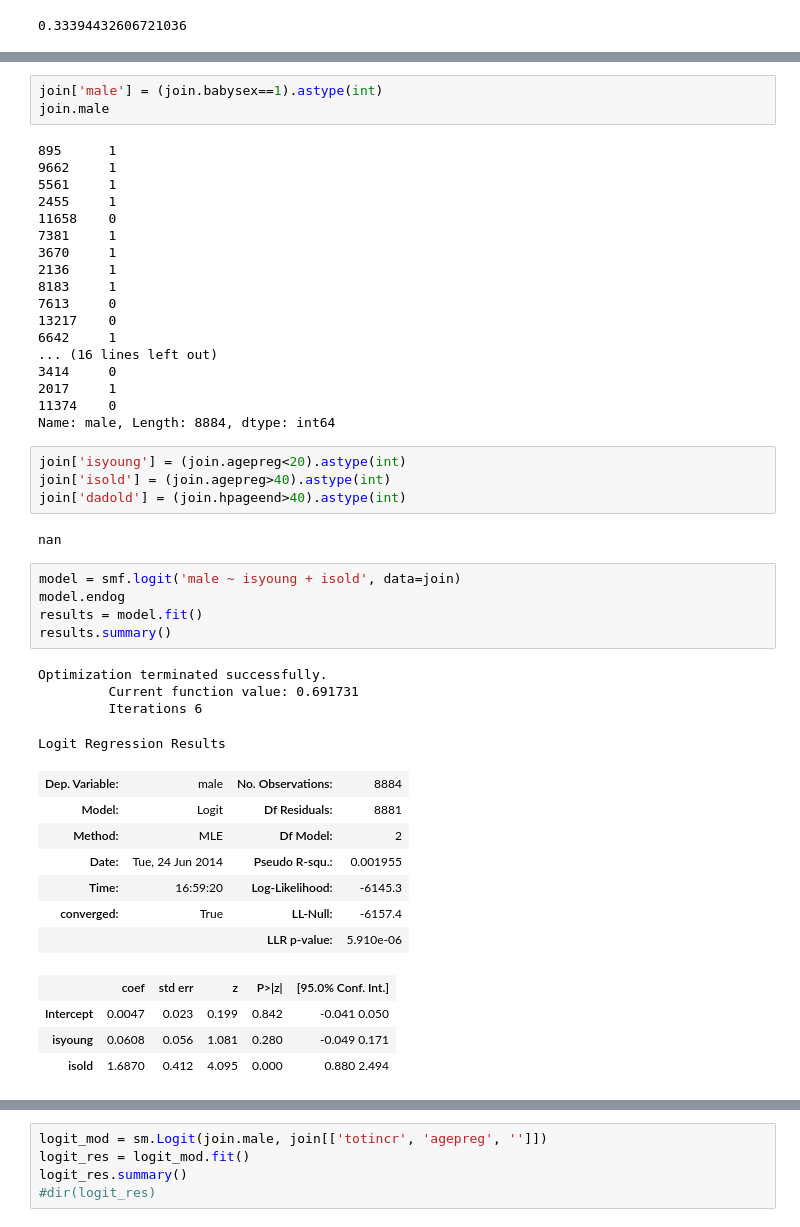
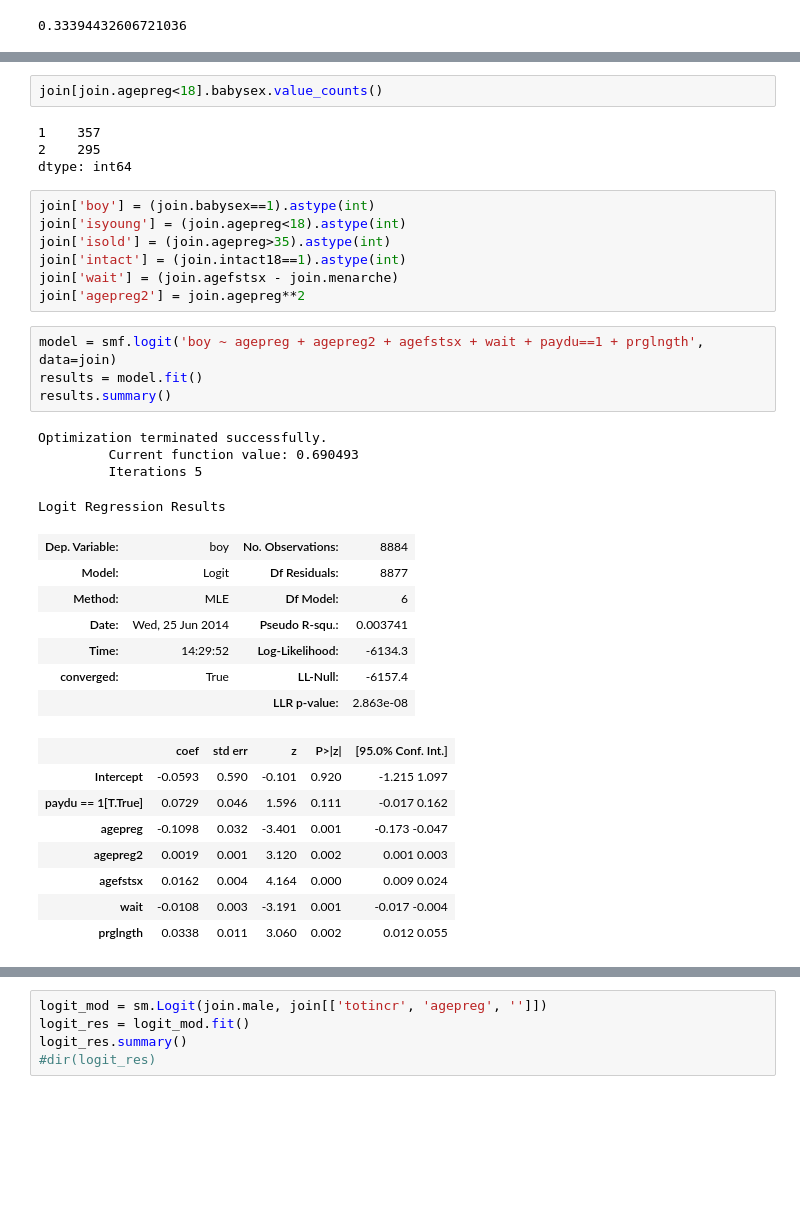
Before and after one commit to AllenDowney/ThinkStats2, a Jupyter notebook: code/Sandbox.ipynb, the cells around one changed output, grey strips where cells are left out. Drawn from its saved outputs; the diff is of its cells as text; blank space fills up the shorter version.

```diff
--- a/code/Sandbox.ipynb
+++ b/code/Sandbox.ipynb
@@ -355,51 +356,40 @@ OLS Regression Results
 | Prob(Omnibus): | 0.000 | Jarque-Bera (JB): | 1387.956 |
 | Skew: | -0.052 | Prob(JB): | 4.07e-302 |
 | Kurtosis: | 4.945 | Cond. No. | 210. |
-# %%
-join['male'] = (join.babysex==1).astype(int)
-join.male
-# %% [output]
-895      1
-9662     1
-5561     1
-2455     1
-11658    0
-7381     1
-3670     1
-2136     1
-8183     1
-7613     0
-13217    0
-6642     1
-... (16 lines left out)
-3414     0
-2017     1
-11374    0
-Name: male, Length: 8884, dtype: int64
+# %%
+join[join.agepreg<18].babysex.value_counts()
+# %% [output]
+1    357
+2    295
+dtype: int64
 # %%
-join['isyoung'] = (join.agepreg<20).astype(int)
-join['isold'] = (join.agepreg>40).astype(int)
-join['dadold'] = (join.hpageend>40).astype(int)
+join['boy'] = (join.babysex==1).astype(int)
+join['isyoung'] = (join.agepreg<18).astype(int)
+join['isold'] = (join.agepreg>35).astype(int)
+join['intact'] = (join.intact18==1).astype(int)
+join['wait'] = (join.agefstsx - join.menarche)
+join['agepreg2'] = join.agepreg**2
-# %% [output]
-nan
 # %%
-model = smf.logit('male ~ isyoung + isold', data=join)
-model.endog
+model = smf.logit('boy ~ agepreg + agepreg2 + agefstsx + wait + paydu==1 + prglngth', data=join)
 results = model.fit()
 results.summary()
 # %% [output]
 Optimization terminated successfully.
-         Current function value: 0.691731
-         Iterations 6
+         Current function value: 0.690493
+         Iterations 5
 Logit Regression Results
-| Dep. Variable: | male | No. Observations: | 8884 |
-| Model: | Logit | Df Residuals: | 8881 |
-| Method: | MLE | Df Model: | 2 |
-| Date: | Tue, 24 Jun 2014 | Pseudo R-squ.: | 0.001955 |
-| Time: | 16:59:20 | Log-Likelihood: | -6145.3 |
+| Dep. Variable: | boy | No. Observations: | 8884 |
+| Model: | Logit | Df Residuals: | 8877 |
+| Method: | MLE | Df Model: | 6 |
+| Date: | Wed, 25 Jun 2014 | Pseudo R-squ.: | 0.003741 |
+| Time: | 14:29:52 | Log-Likelihood: | -6134.3 |
 | converged: | True | LL-Null: | -6157.4 |
-|  |  | LLR p-value: | 5.910e-06 |
+|  |  | LLR p-value: | 2.863e-08 |
 |  | coef | std err | z | P>|z| | [95.0% Conf. Int.] |
-| Intercept | 0.0047 | 0.023 | 0.199 | 0.842 | -0.041 0.050 |
-| isyoung | 0.0608 | 0.056 | 1.081 | 0.280 | -0.049 0.171 |
-| isold | 1.6870 | 0.412 | 4.095 | 0.000 | 0.880 2.494 |
+| Intercept | -0.0593 | 0.590 | -0.101 | 0.920 | -1.215 1.097 |
+| paydu == 1[T.True] | 0.0729 | 0.046 | 1.596 | 0.111 | -0.017 0.162 |
+| agepreg | -0.1098 | 0.032 | -3.401 | 0.001 | -0.173 -0.047 |
+| agepreg2 | 0.0019 | 0.001 | 3.120 | 0.002 | 0.001 0.003 |
+| agefstsx | 0.0162 | 0.004 | 4.164 | 0.000 | 0.009 0.024 |
+| wait | -0.0108 | 0.003 | -3.191 | 0.001 | -0.017 -0.004 |
+| prglngth | 0.0338 | 0.011 | 3.060 | 0.002 | 0.012 0.055 |
```
Also changed, not shown: parts of 3 cells of this notebook, 2 other files.
